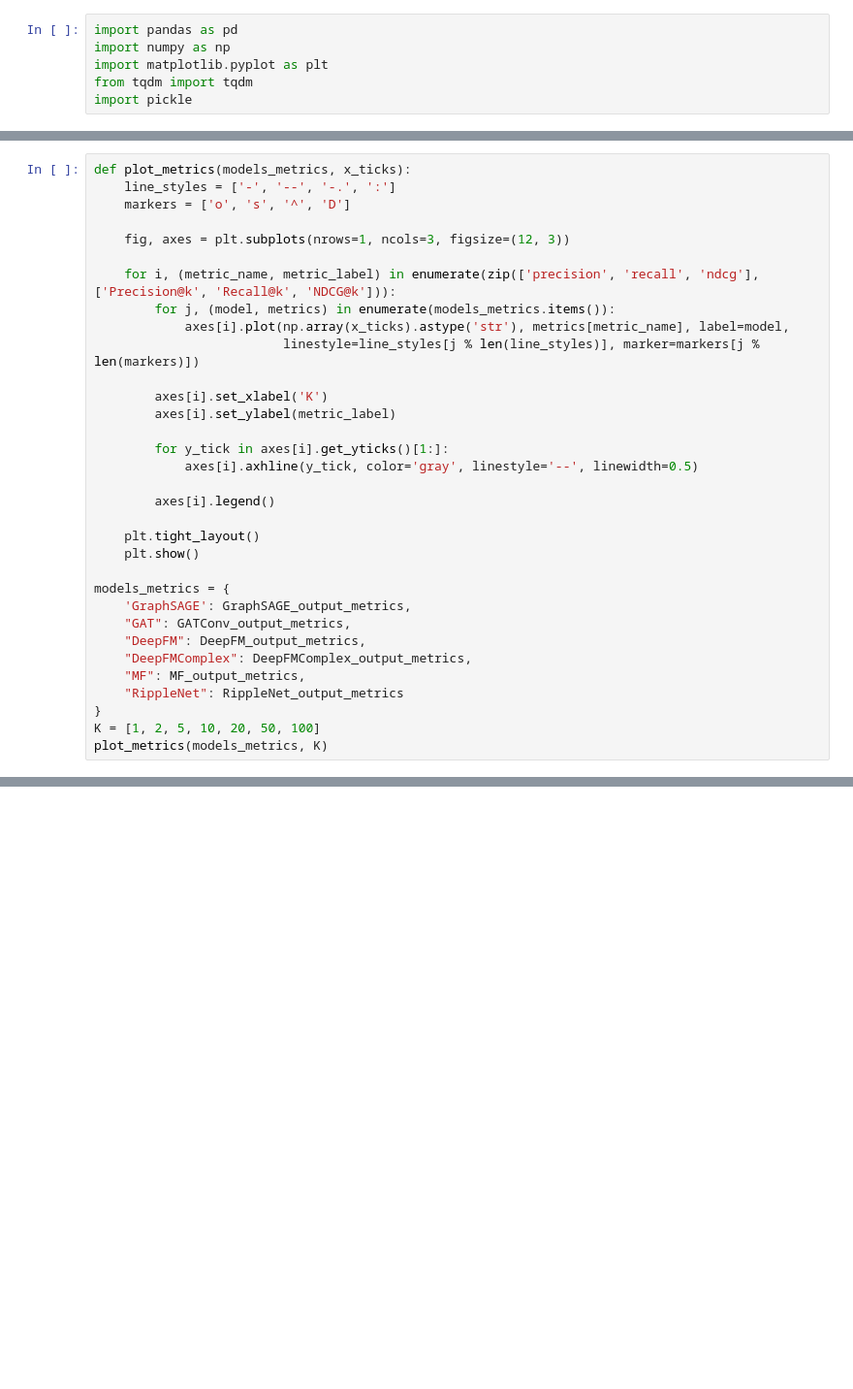
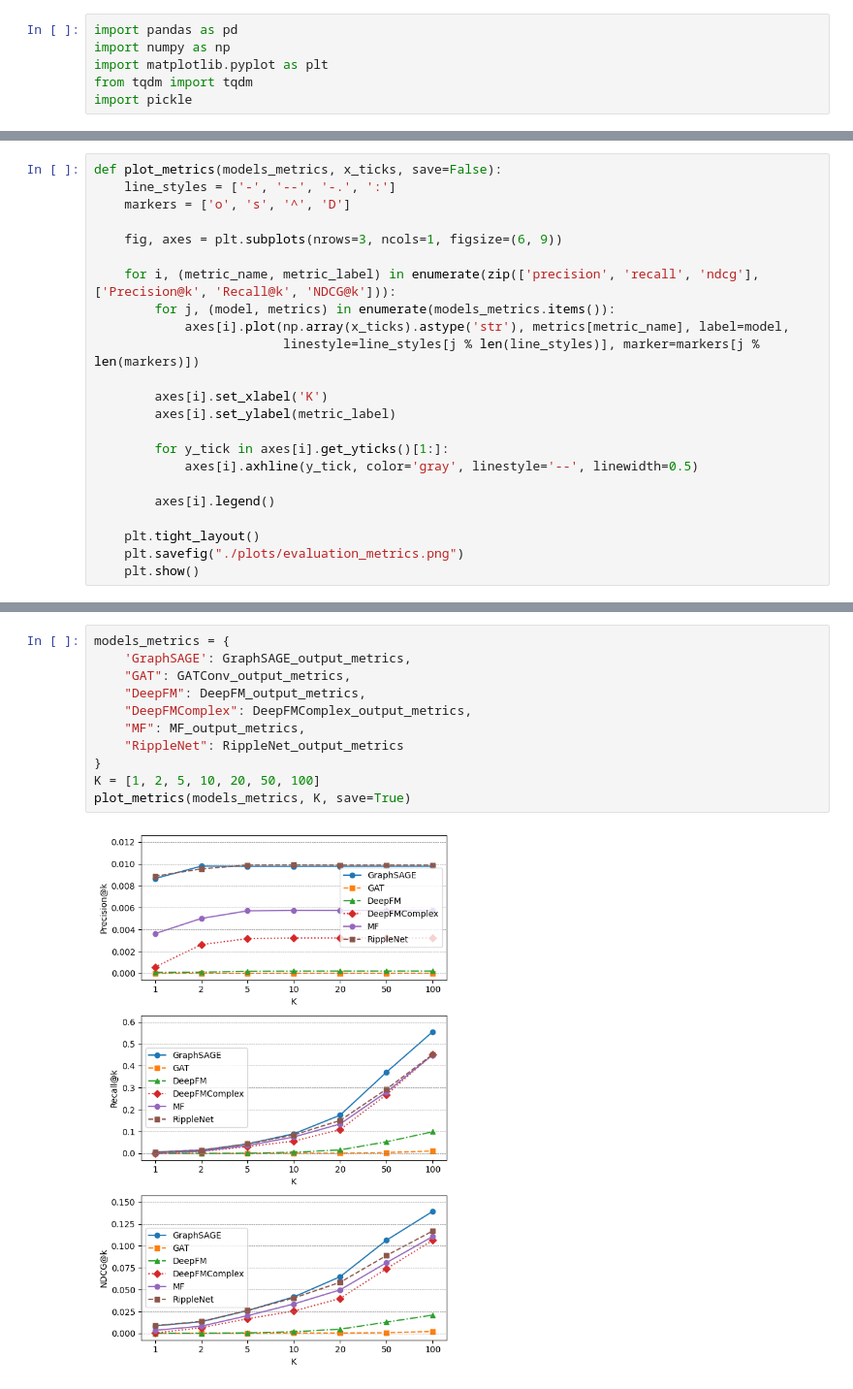
Before and after one commit to milymilek/recsys, a Jupyter notebook: notebooks/steam/plot_metrics.ipynb, the cells around one changed output, grey strips where cells are left out. Shown: that part at 97% size. Drawn from its saved outputs; the diff is of its cells as text; blank space fills up the shorter version.

Commit message:
- logging and visualisation

```diff
--- a/notebooks/steam/plot_metrics.ipynb
+++ b/notebooks/steam/plot_metrics.ipynb
@@ -41,9 +43,9 @@ with open(os.path.join(metrics_RippleNet_path, 'output_metrics.pkl'), "rb") as f
 # %%
-def plot_metrics(models_metrics, x_ticks):
+def plot_metrics(models_metrics, x_ticks, save=False):
     line_styles = ['-', '--', '-.', ':']
     markers = ['o', 's', '^', 'D']
 
-    fig, axes = plt.subplots(nrows=1, ncols=3, figsize=(12, 3))
+    fig, axes = plt.subplots(nrows=3, ncols=1, figsize=(6, 9))
 
     for i, (metric_name, metric_label) in enumerate(zip(['precision', 'recall', 'ndcg'], ['Precision@k', 'Recall@k', 'NDCG@k'])):
         for j, (model, metrics) in enumerate(models_metrics.items()):
@@ -59,15 +61,5 @@ def plot_metrics(models_metrics, x_ticks):
         axes[i].legend()
 
     plt.tight_layout()
+    plt.savefig("./plots/evaluation_metrics.png")
     plt.show()
-
-models_metrics = {
-    'GraphSAGE': GraphSAGE_output_metrics,
-    "GAT": GATConv_output_metrics,
-    "DeepFM": DeepFM_output_metrics,
-    "DeepFMComplex": DeepFMComplex_output_metrics,
-    "MF": MF_output_metrics,
-    "RippleNet": RippleNet_output_metrics
-}
-K = [1, 2, 5, 10, 20, 50, 100]
-plot_metrics(models_metrics, K)
@@ -75,0 +66,13 @@ plot_metrics(models_metrics, K)
+# %%
+models_metrics = {
+    'GraphSAGE': GraphSAGE_output_metrics,
+    "GAT": GATConv_output_metrics,
+    "DeepFM": DeepFM_output_metrics,
+    "DeepFMComplex": DeepFMComplex_output_metrics,
+    "MF": MF_output_metrics,
+    "RippleNet": RippleNet_output_metrics
+}
+K = [1, 2, 5, 10, 20, 50, 100]
+plot_metrics(models_metrics, K, save=True)
+# %% [output]
+[figure, added]
```
Also changed, not shown: parts of 3 cells of this notebook, 7 other files.
